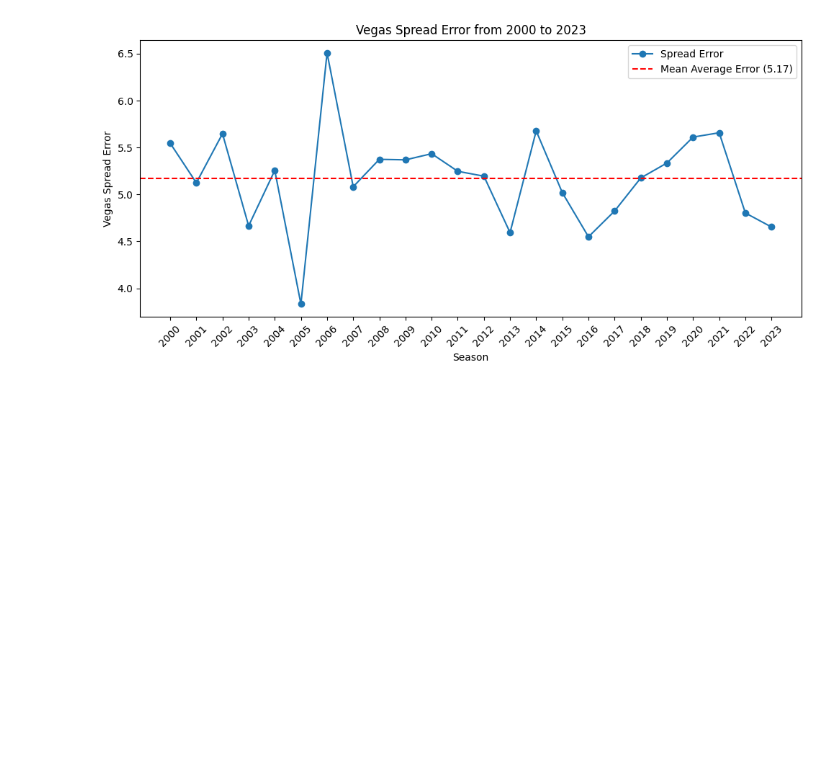
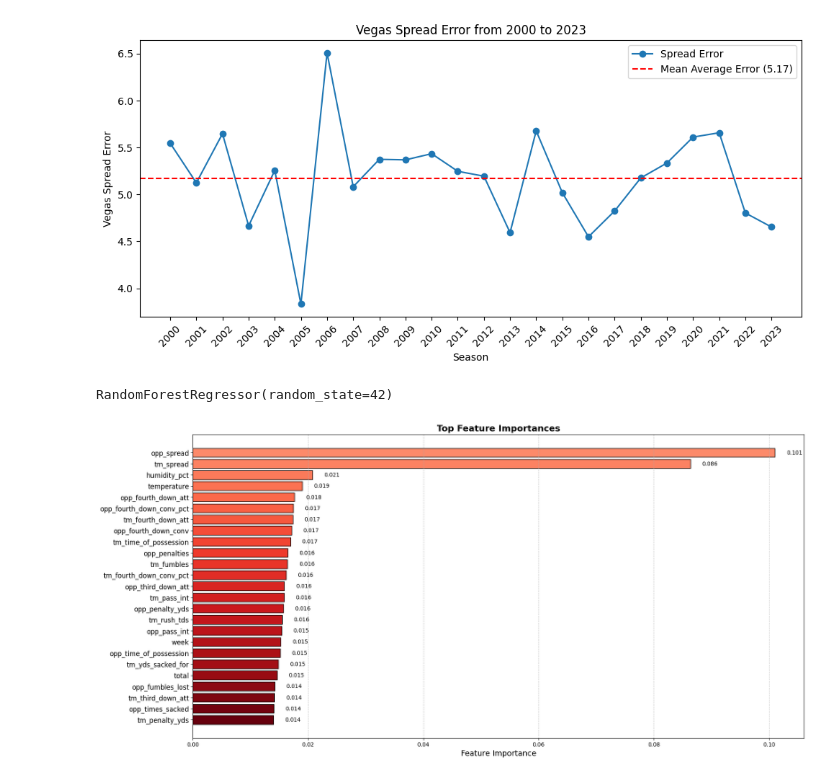
Before and after one commit to harshavardhan-patil/dont-bet-on-sports, a Jupyter notebook: notebooks/reports.ipynb, the cells around one changed output. Drawn from its saved outputs; the diff is of its cells as text; code cells hidden in the pictures; blank space fills up the shorter version.

```diff
--- a/notebooks/reports.ipynb
+++ b/notebooks/reports.ipynb
@@ -68,3 +68,67 @@ plt.savefig(str(fig_path))
 plt.show()
 # %% [output]
 [figure]
+# %%
+import os
+import numpy as np
+import pandas as pd
+from pathlib import Path
+import matplotlib.pyplot as plt
+from src.config import PROCESSED_DATA_DIR, FIGURES_DIR
+from sklearn.metrics import mean_absolute_error
+from sklearn.ensemble import RandomForestRegressor
+
+input_test_path: Path = PROCESSED_DATA_DIR / "testset.csv"
+input_train_path: Path = PROCESSED_DATA_DIR / "trainset.csv"
+
+df_test = pd.read_csv(str(input_test_path), index_col='id')
+df_train = pd.read_csv(str(input_train_path), index_col='id')
+
+X_train, y_train = df_train.drop(columns=['r_spread']), df_train['r_spread']
+X_test, y_test = df_test.drop(columns=['r_spread']), df_test['r_spread']
+
+# Initialize the RandomForestRegressor
+rf = RandomForestRegressor(random_state=42)
+rf.fit(X_train, y_train)
+# %% [output]
+RandomForestRegressor(random_state=42)
+# %%
+# Get feature importances and sort them in descending order
+feature_importances = rf.feature_importances_
+sorted_idx = np.argsort(feature_importances)[::-1]  # Descending order
+
+# Fetch the corresponding feature labels for the top N features
+top_n = 25  # Adjust as needed
+top_features = sorted_idx[:top_n]
+top_feature_names = X_train.columns[top_features]  # Get feature names
+top_importances = feature_importances[top_features]
+
+# Create a color gradient from light to dark blue
+colors = plt.cm.Reds(np.linspace(0.4, 1, top_n))
+
+# Create the plot
+plt.figure(figsize=(20, 10))
+bars = plt.barh(range(top_n), top_importances, align='center', color=colors, edgecolor='black')
+
+# Set feature names as y-axis labels
+plt.yticks(range(top_n), top_feature_names, fontsize=12)
+plt.gca().invert_yaxis()  # Ensure the most important feature is on top
+
+# Add title and labels with better fonts
+plt.title('Top Feature Importances', fontsize=16, fontweight='bold')
+plt.xlabel('Feature Importance', fontsize=14)
+
+# Add value labels next to the bars for clarity
+for bar, importance in zip(bars, top_importances):
+    plt.text(bar.get_width() + 0.002, bar.get_y() + bar.get_height()/2,
+             f'{importance:.3f}', va='center', ha='left', fontsize=10, color='black')
+
+# Add gridlines for easier reading
+plt.grid(axis='x', linestyle='--', alpha=0.7)
+
+
+fig_path = FIGURES_DIR / "top_feature_importances.png"
+plt.savefig(str(fig_path))
+plt.show()
+# %% [output]
+[figure, added]
```
Also changed, not shown: 14 other files.
